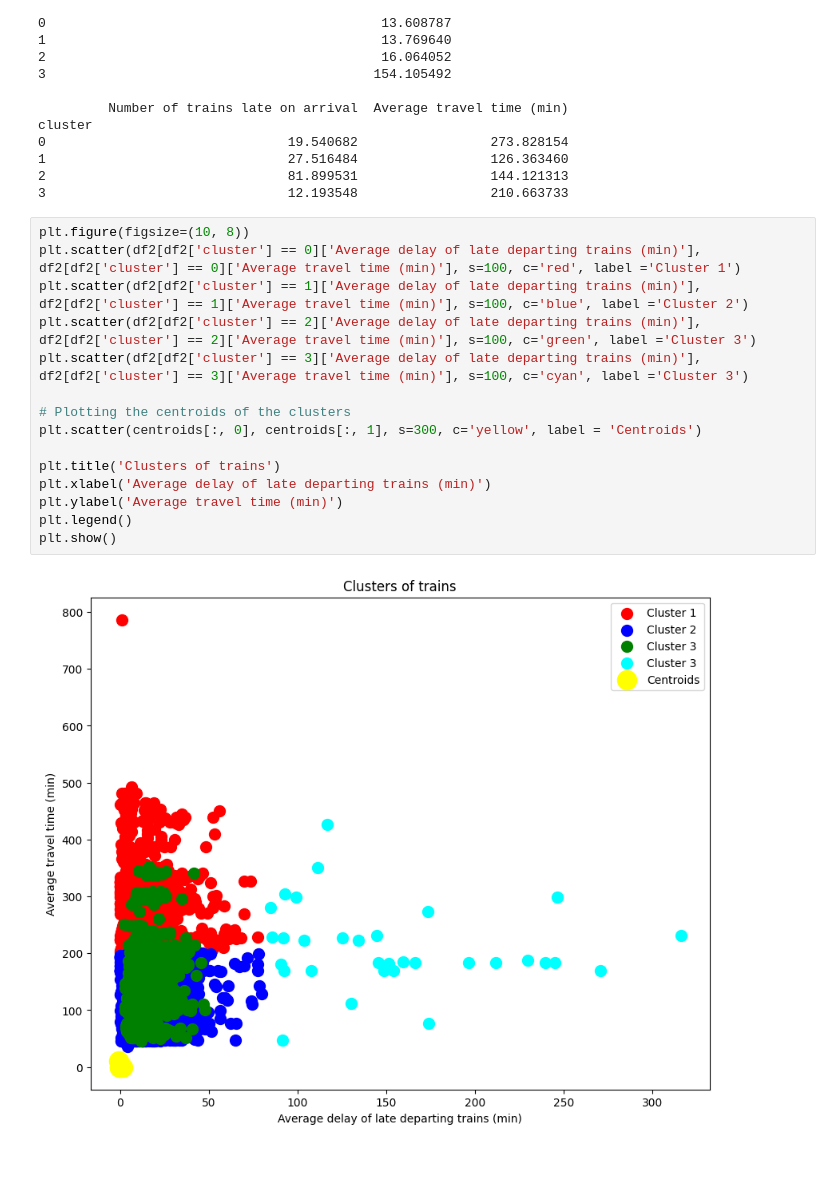
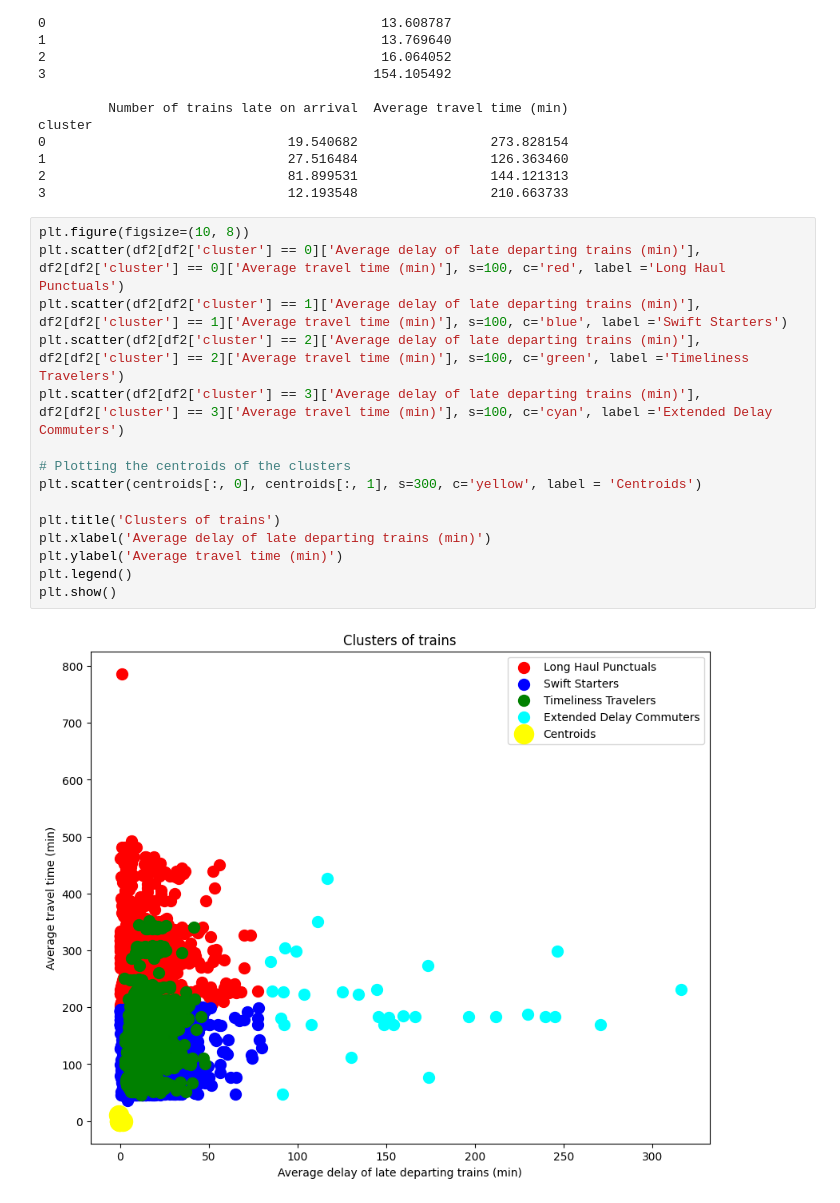
Before and after one commit to ZTW21/Detroit-Public-Transport-Clustering, a Jupyter notebook: Notebook.ipynb, the cells around one changed output. Saved outputs shown, nothing was run; the diff lists cells and outputs as text; blank space fills up the shorter version.

Commit message:
fun names for the clusters

```diff
--- a/Notebook.ipynb
+++ b/Notebook.ipynb
@@ -156,18 +156,18 @@ cluster
 3                               12.193548                 210.663733
 # %%
 plt.figure(figsize=(10, 8))
-plt.scatter(df2[df2['cluster'] == 0]['Average delay of late departing trains (min)'], df2[df2['cluster'] == 0]['Average travel time (min)'], s=100, c='red', label ='Cluster 1')
-plt.scatter(df2[df2['cluster'] == 1]['Average delay of late departing trains (min)'], df2[df2['cluster'] == 1]['Average travel time (min)'], s=100, c='blue', label ='Cluster 2')
-plt.scatter(df2[df2['cluster'] == 2]['Average delay of late departing trains (min)'], df2[df2['cluster'] == 2]['Average travel time (min)'], s=100, c='green', label ='Cluster 3')
-plt.scatter(df2[df2['cluster'] == 3]['Average delay of late departing trains (min)'], df2[df2['cluster'] == 3]['Average travel time (min)'], s=100, c='cyan', label ='Cluster 3')
+plt.scatter(df2[df2['cluster'] == 0]['Average delay of late departing trains (min)'], df2[df2['cluster'] == 0]['Average travel time (min)'], s=100, c='red', label ='Long Haul Punctuals')
+plt.scatter(df2[df2['cluster'] == 1]['Average delay of late departing trains (min)'], df2[df2['cluster'] == 1]['Average travel time (min)'], s=100, c='blue', label ='Swift Starters')
+plt.scatter(df2[df2['cluster'] == 2]['Average delay of late departing trains (min)'], df2[df2['cluster'] == 2]['Average travel time (min)'], s=100, c='green', label ='Timeliness Travelers')
+plt.scatter(df2[df2['cluster'] == 3]['Average delay of late departing trains (min)'], df2[df2['cluster'] == 3]['Average travel time (min)'], s=100, c='cyan', label ='Extended Delay Commuters')
 
 # Plotting the centroids of the clusters
 plt.scatter(centroids[:, 0], centroids[:, 1], s=300, c='yellow', label = 'Centroids')
 
 plt.title('Clusters of trains')
 plt.xlabel('Average delay of late departing trains (min)')
 plt.ylabel('Average travel time (min)')
 plt.legend()
 plt.show()
 # %% [output]
-[figure, old version]
+[figure, new version]
```
